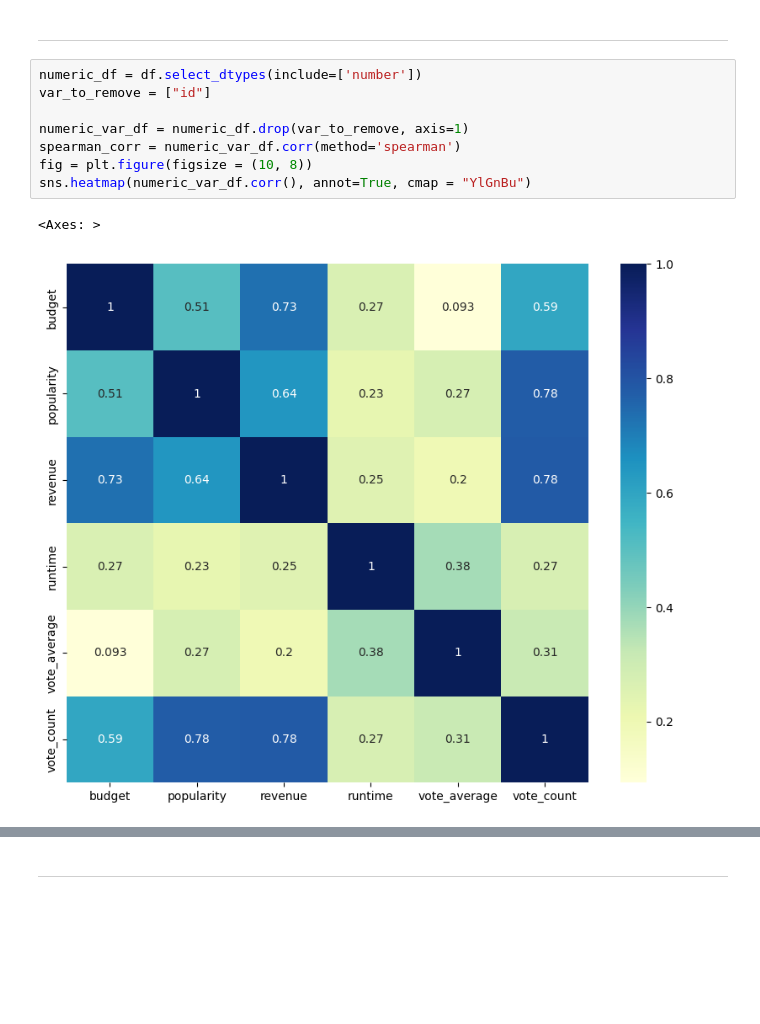
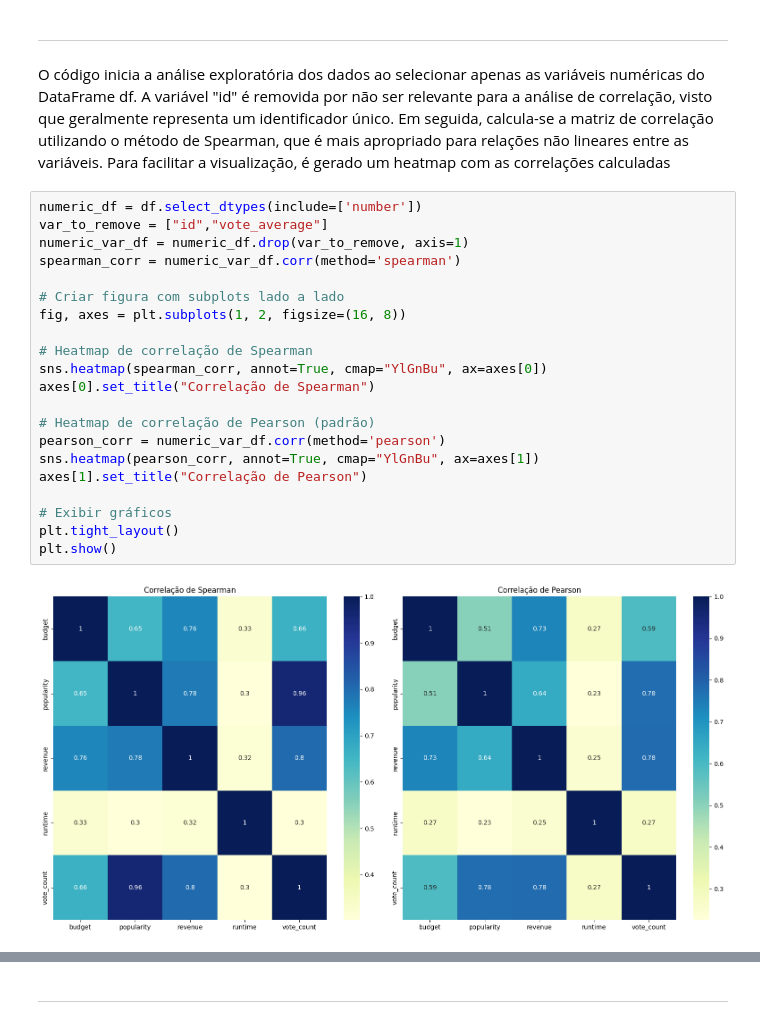
Before and after one commit to pereiranuno/MovieRating, a Jupyter notebook: pf_np_group_project.ipynb, the cells around one changed output, grey strips where cells are left out. Cells and saved outputs as stored; diff of their text form; blank space fills up the shorter version.

```diff
--- a/pf_np_group_project.ipynb
+++ b/pf_np_group_project.ipynb
@@ -107,14 +109,28 @@ Index(['budget', 'genres', 'homepage', 'id', 'keywords', 'original_language',
 # 2. Existem variáveis que não são independentes entre si?
 # %% [markdown]
 ---
+# %% [markdown]
+O código inicia a análise exploratória dos dados ao selecionar apenas as variáveis numéricas do DataFrame df. A variável "id" é removida por não ser relevante para a análise de correlação, visto que geralmente representa um identificador único. Em seguida, calcula-se a matriz de correlação utilizando o método de Spearman, que é mais apropriado para relações não lineares entre as variáveis. Para facilitar a visualização, é gerado um heatmap com as correlações calculadas
 # %%
 numeric_df = df.select_dtypes(include=['number'])
-var_to_remove = ["id"]
-
+var_to_remove = ["id","vote_average"]
 numeric_var_df = numeric_df.drop(var_to_remove, axis=1)
 spearman_corr = numeric_var_df.corr(method='spearman')
-fig = plt.figure(figsize = (10, 8))
-sns.heatmap(numeric_var_df.corr(), annot=True, cmap = "YlGnBu")
+
+# Criar figura com subplots lado a lado
+fig, axes = plt.subplots(1, 2, figsize=(16, 8))
+
+# Heatmap de correlação de Spearman
+sns.heatmap(spearman_corr, annot=True, cmap="YlGnBu", ax=axes[0])
+axes[0].set_title("Correlação de Spearman")
+
+# Heatmap de correlação de Pearson (padrão)
+pearson_corr = numeric_var_df.corr(method='pearson')
+sns.heatmap(pearson_corr, annot=True, cmap="YlGnBu", ax=axes[1])
+axes[1].set_title("Correlação de Pearson")
+
+# Exibir gráficos
+plt.tight_layout()
+plt.show()
 # %% [output]
-<Axes: >
-[figure, old version]
+[figure, new version]
```
Also changed, not shown: parts of 53 cells of this notebook.
